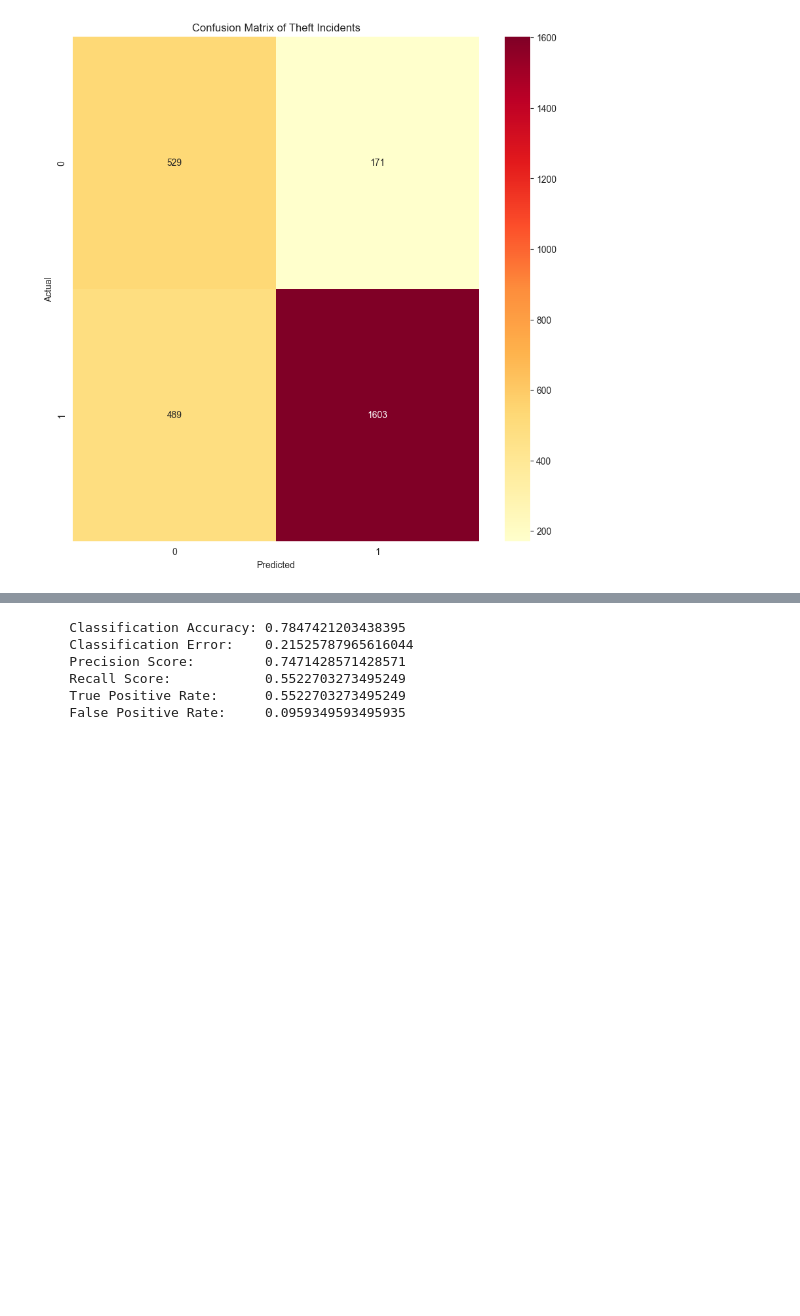
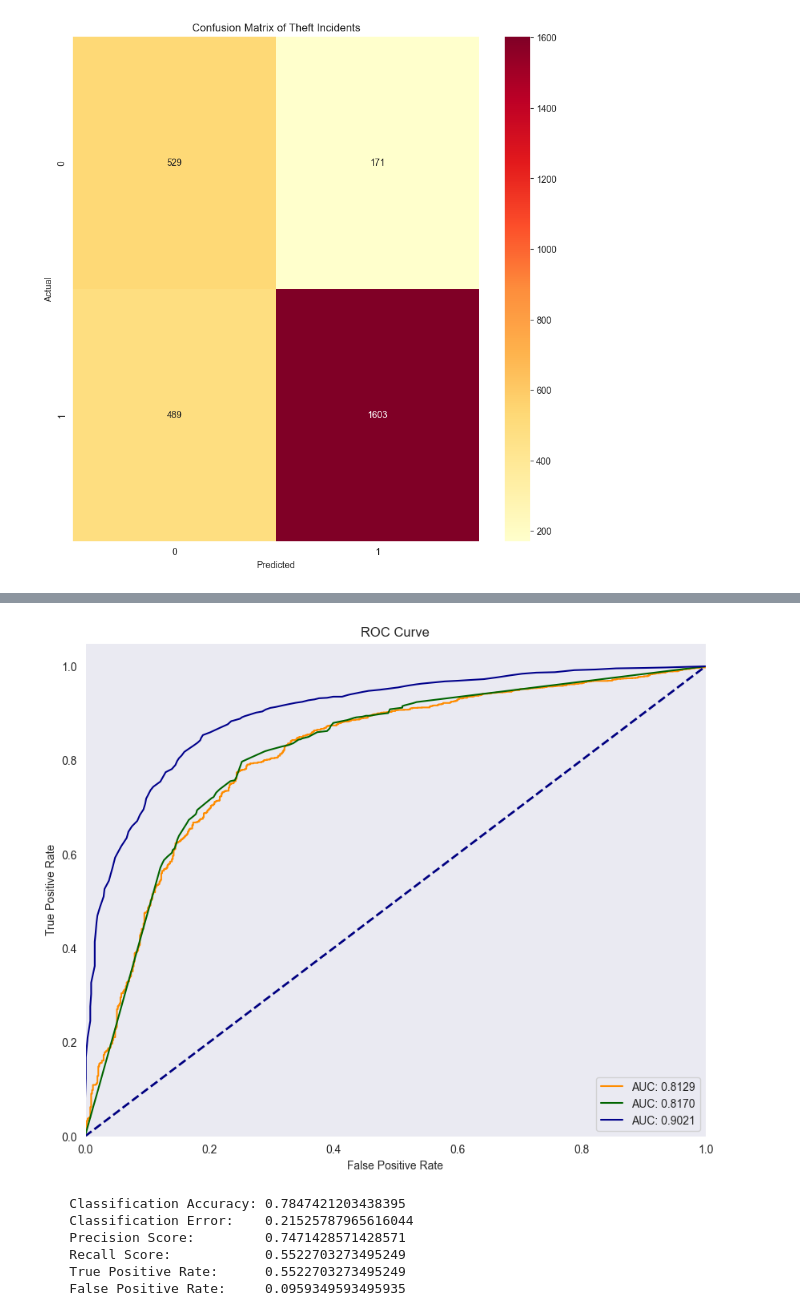
Before and after one commit to Hi-kue/syncgraph-309, a Jupyter notebook: server/insights/c309_r2_toodu_model.ipynb, the cells around one changed output, grey strips where cells are left out. Cells and saved outputs as stored; diff of their text form; code cells hidden in the pictures; blank space fills up the shorter version.

```diff
--- a/server/insights/c309_r2_toodu_model.ipynb
+++ b/server/insights/c309_r2_toodu_model.ipynb
@@ -379,3 +446,21 @@ plt.show()
+# %%
+# NOTE: Combined Visualization of ROC Curves
+
+fig = plt.figure(figsize=(10, 8))
+plt.plot(fpr_lr, tpr_lr, label=f"AUC: {roc_auc_lr:.4f}", color="darkorange")
+plt.plot(fpr_dt, tpr_dt, label=f"AUC: {roc_auc_dt:.4f}", color="darkgreen")
+plt.plot(fpr_rfc, tpr_rfc, label=f"AUC: {roc_auc_rfc:.4f}", color="darkblue")
+plt.plot([0, 1], [0, 1], color='navy', lw=2, linestyle='--')
+plt.xlim([0.0, 1.0])
+plt.ylim([0.0, 1.05])
+plt.xlabel("False Positive Rate")
+plt.ylabel("True Positive Rate")
+plt.title("ROC Curve")
+plt.legend(loc="lower right")
+plt.grid()
+plt.show()
+# %% [output]
+[figure, added]
 # %%
 # NOTE: Classification Metrics Function to Calculate Metrics
 
```
Also changed, not shown: parts of 6 cells of this notebook, 3 other files.
